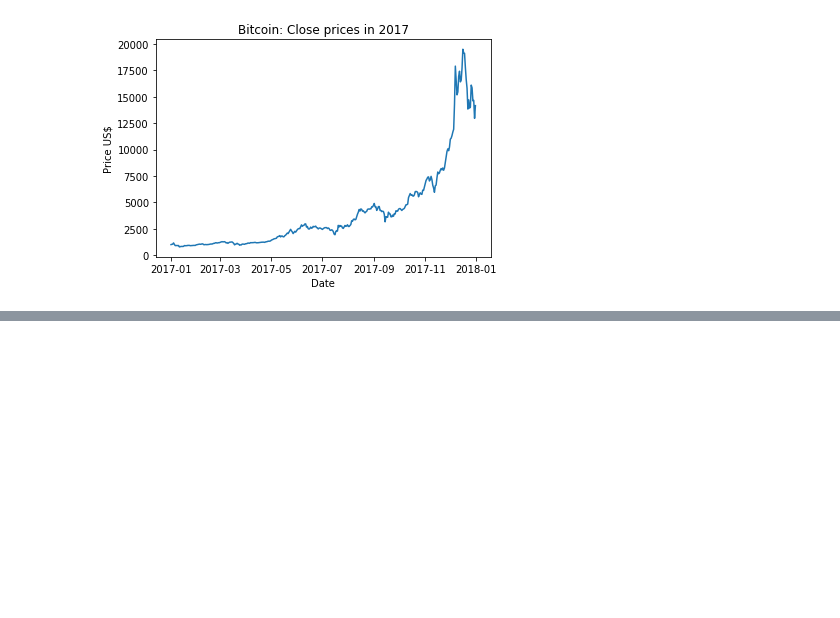
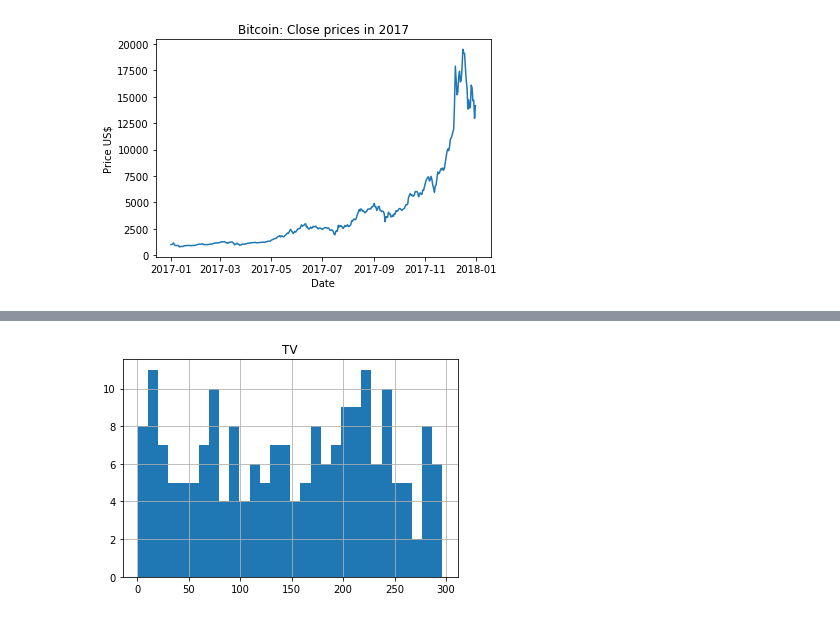
Before and after one commit to angelacpd/Scientific_Python, a Jupyter notebook: UFSC/Ex_1/Ex1_Solution.ipynb, the cells around one changed output, grey strips where cells are left out. Saved outputs shown, nothing was run; the diff lists cells and outputs as text; code cells hidden in the pictures; blank space fills up the shorter version.

```diff
--- a/UFSC/Ex_1/Ex1_Solution.ipynb
+++ b/UFSC/Ex_1/Ex1_Solution.ipynb
@@ -274,0 +296,3 @@ Testes que não funcionaram
+# %%
+df = pd.read_csv('http://faculty.marshall.usc.edu/gareth-james/ISL/Advertising.csv', index_col=0)
+df.head()
@@ -274,0 +311,5 @@ Testes que não funcionaram
+# %%
+# Histograma da coluna 1, "TV"
+df.hist("TV", bins=30);
+# %% [output]
+[figure, added]
```
Also changed, not shown: parts of 12 cells of this notebook.
